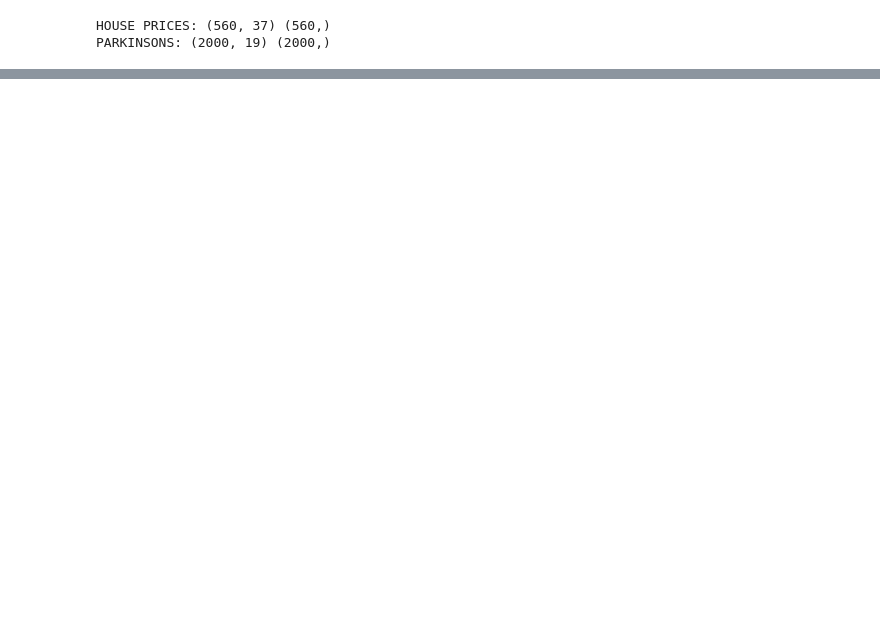
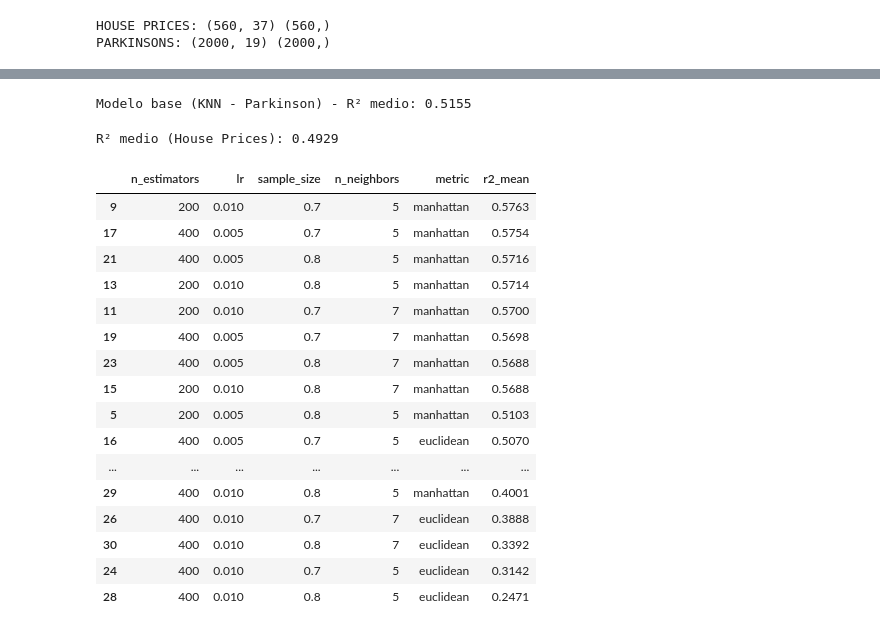
Before and after one commit to Javclamar/Ensamble-Secuencial-de-Modelos, a Jupyter notebook: notebooks/ensamble_secuencial_modelos.ipynb, the cells around one changed output, grey strips where cells are left out. Drawn from its saved outputs; the diff is of its cells as text; code cells hidden in the pictures; blank space fills up the shorter version.

```diff
--- a/notebooks/ensamble_secuencial_modelos.ipynb
+++ b/notebooks/ensamble_secuencial_modelos.ipynb
@@ -18,13 +25,26 @@ parkinsons_df = pd.read_csv("parkinsons.csv")
 X_house = house_prices_df.drop(columns="SalePrice").copy()
 y_house = house_prices_df["SalePrice"].copy()
 # %%
-# Codificar variables categóricas con LabelEncoder
-for col in X_house.select_dtypes(include=["object"]).columns:
-    X_house[col] = LabelEncoder().fit_transform(X_house[col].astype(str))
+# Codificar atributos con OrdinalEncoder
+cat_cols = X_house.select_dtypes(include="object").columns
+X_house[cat_cols] = OrdinalEncoder().fit_transform(X_house[cat_cols])
 # %%
 # --- PREPROCESADO PARKINSONS ---
 X_park = parkinsons_df.drop(columns="total_UPDRS").copy()
 y_park = parkinsons_df["total_UPDRS"].copy()
+# %%
+normalizador = MinMaxScaler(
+    # Cada atributo se normaliza al intervalo [0, 1]
+    feature_range=(0, 1)
+)
+# %%
+# Normalizar atributos House Prices
+X_house_normalizados = X_house.copy()
+X_house_normalizados[:] = normalizador.fit_transform(X_house_normalizados)
+# %%
+# Normalizar atributos Parkinson
+X_park_normalizados = X_park.copy()
+X_park_normalizados[:] = normalizador.fit_transform(X_park_normalizados)
 # %%
 # --- MOSTRAR DIMENSIONES RESULTANTES ---
 print("HOUSE PRICES:", X_house.shape, y_house.shape)
@@ -244,0 +500,59 @@ df_resultados
+# %%
+# Modelo base. Dataset Parkinson
+r2_base_park = cross_val_score(modelo_base_knn, X_park_normalizados, y_park, cv=kf, scoring='r2')
+print("Modelo base (KNN - Parkinson) - R² medio:", np.round(r2_base_park.mean(), 4))
+# %% [output]
+Modelo base (KNN - Parkinson) - R² medio: 0.5155
+# %%
+# Entrenamiento y validación cruzada con dataset de Parkinson
+model = SequentialEnsembleRegressor(
+    base_estimator=KNeighborsRegressor(n_neighbors=10),
+    n_estimators=200,
+    sample_size=0.8,
+    lr=0.01,
+    random_state=42,
+)
+
+scores = cross_val_score(model, X_park_normalizados.values, y_park.values, cv=kf, scoring='r2')
+
+print("R² medio (House Prices):", np.round(scores.mean(), 4))
+# %% [output]
+R² medio (House Prices): 0.4929
+# %%
+# Valores a explorar manualmente
+param_grid = {
+    "n_estimators": [200, 400],
+    "lr": [0.005, 0.01],
+    "sample_size": [0.7, 0.8],
+    "n_neighbors": [5, 7],
+    "metric": ["euclidean", "manhattan"]
+}
+
+# Entrenamiento y validación cruzada con dataset de Parkinson y diferentes hiperparámetros
+df_resultados = explorar_hiperparametros_knn(
+    param_grid=param_grid,
+    X=X_park_normalizados.values,
+    y=y_park.values,
+    cv=kf
+)
+
+# Mostrar resultados
+df_resultados
+# %% [output]
+|  | n_estimators | lr | sample_size | n_neighbors | metric | r2_mean |
+| 9 | 200 | 0.010 | 0.7 | 5 | manhattan | 0.5763 |
+| 17 | 400 | 0.005 | 0.7 | 5 | manhattan | 0.5754 |
+| 21 | 400 | 0.005 | 0.8 | 5 | manhattan | 0.5716 |
+| 13 | 200 | 0.010 | 0.8 | 5 | manhattan | 0.5714 |
+| 11 | 200 | 0.010 | 0.7 | 7 | manhattan | 0.5700 |
+| 19 | 400 | 0.005 | 0.7 | 7 | manhattan | 0.5698 |
+| 23 | 400 | 0.005 | 0.8 | 7 | manhattan | 0.5688 |
+| 15 | 200 | 0.010 | 0.8 | 7 | manhattan | 0.5688 |
+| 5 | 200 | 0.005 | 0.8 | 5 | manhattan | 0.5103 |
+| 16 | 400 | 0.005 | 0.7 | 5 | euclidean | 0.5070 |
+| ... | ... | ... | ... | ... | ... | ... |
+| 29 | 400 | 0.010 | 0.8 | 5 | manhattan | 0.4001 |
+| 26 | 400 | 0.010 | 0.7 | 7 | euclidean | 0.3888 |
+| 30 | 400 | 0.010 | 0.8 | 7 | euclidean | 0.3392 |
+| 24 | 400 | 0.010 | 0.7 | 5 | euclidean | 0.3142 |
+| 28 | 400 | 0.010 | 0.8 | 5 | euclidean | 0.2471 |
```
Also changed, not shown: parts of 32 cells of this notebook, 1 other file.
